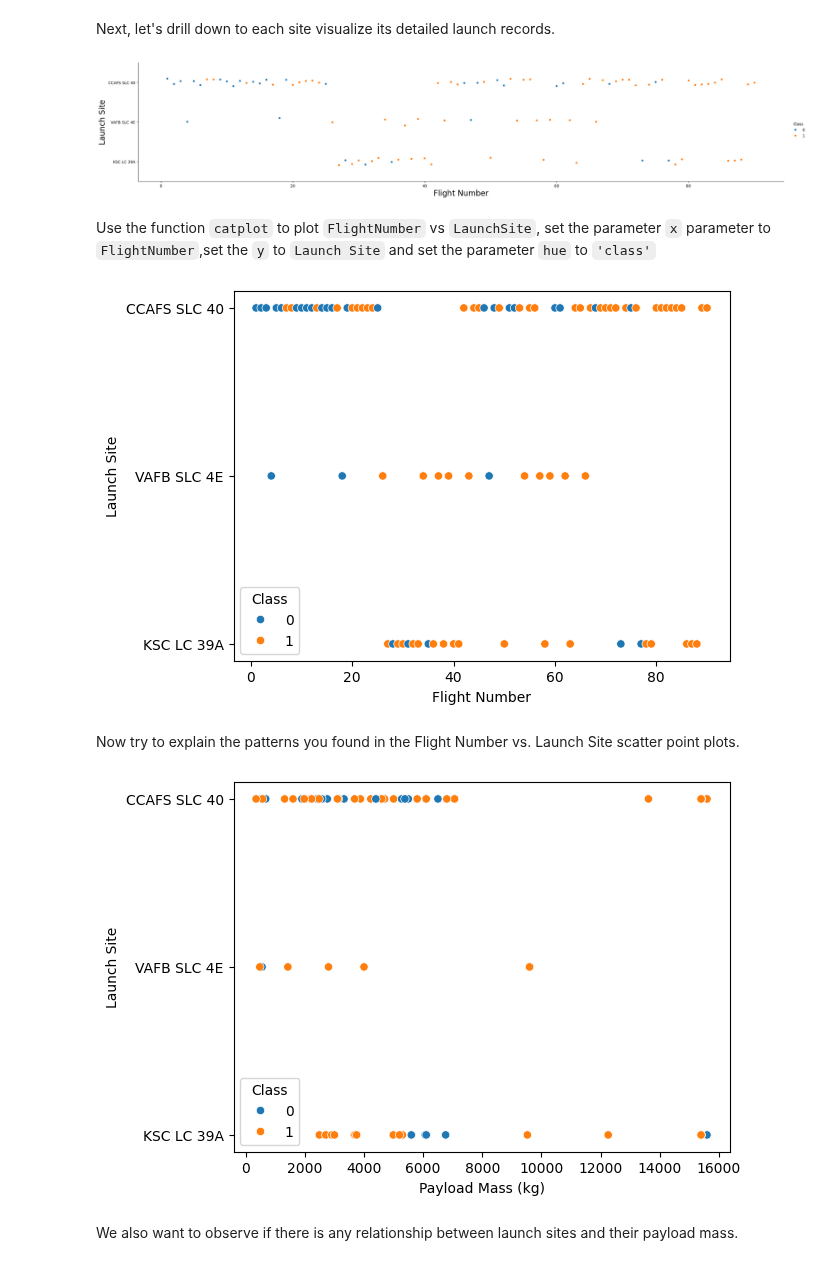
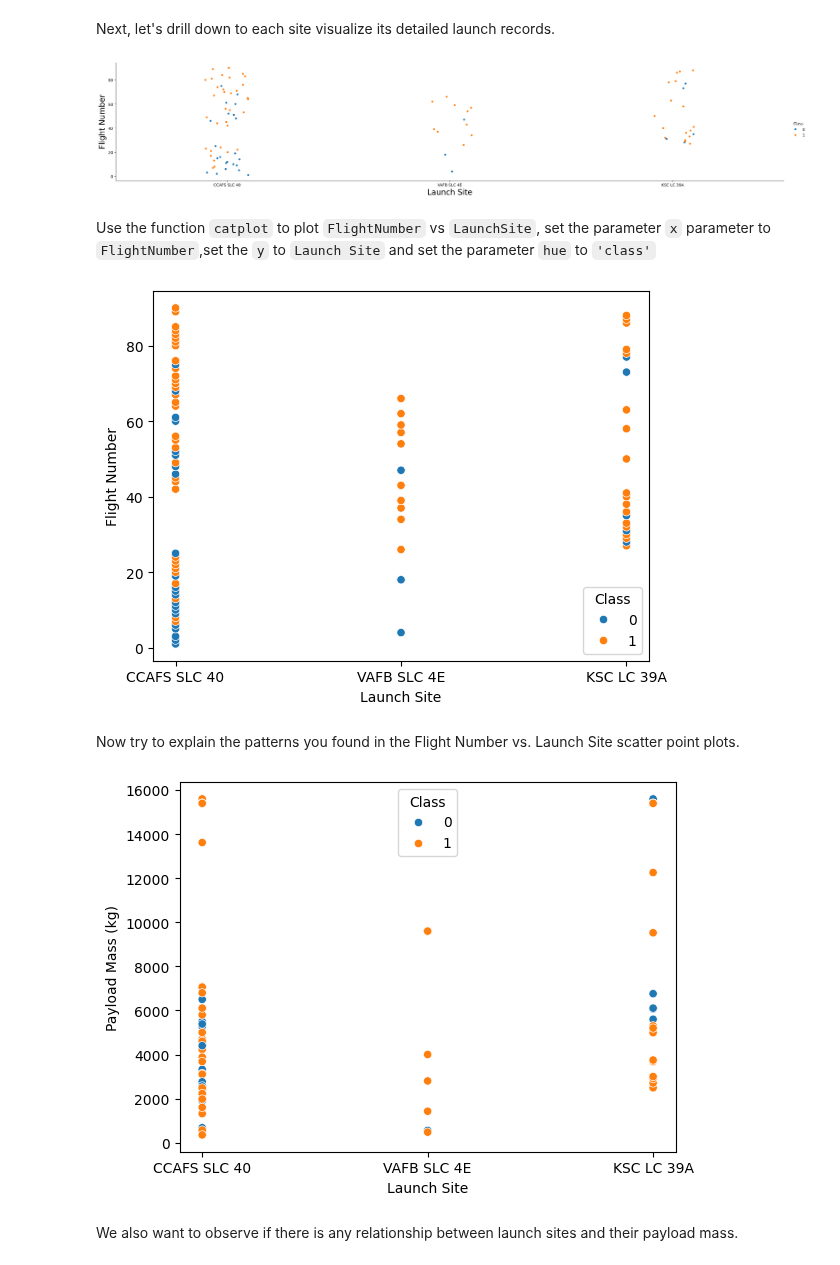
Before and after one commit to jlmaurora233/IBM_DS, a Jupyter notebook: jupyter-labs-eda-dataviz.ipynb.jupyterlite.ipynb, the cells around one changed output. Saved outputs shown, nothing was run; the diff lists cells and outputs as text; code cells hidden in the pictures.

Commit message:
week2 data vis

```diff
--- a/jupyter-labs-eda-dataviz.ipynb.jupyterlite.ipynb
+++ b/jupyter-labs-eda-dataviz.ipynb.jupyterlite.ipynb
@@ -86,32 +86,32 @@ We see that different launch sites have different success rates.  <code>CCAFS LC
 Next, let's drill down to each site visualize its detailed launch records.
 # %%
 ### TASK 1: Visualize the relationship between Flight Number and Launch Site
-sns.catplot(x="FlightNumber", y="LaunchSite", hue="Class", data=df, aspect = 5)
-plt.xlabel("Flight Number",fontsize=20)
-plt.ylabel("Launch Site",fontsize=20)
+sns.catplot(x="LaunchSite", y="FlightNumber", hue="Class", data=df, aspect = 5)
+plt.xlabel("Launch Site",fontsize=20)
+plt.ylabel("Flight Number",fontsize=20)
 plt.show()
 # %% [output]
-[figure, old version]
+[figure, new version]
 # %% [markdown]
 Use the function <code>catplot</code> to plot <code>FlightNumber</code> vs <code>LaunchSite</code>, set the  parameter <code>x</code>  parameter to <code>FlightNumber</code>,set the  <code>y</code> to <code>Launch Site</code> and set the parameter <code>hue</code> to <code>'class'</code>
 # %%
 # Plot a scatter point chart with x axis to be Flight Number and y axis to be the launch site, and hue to be the class value
-sns.scatterplot(data=df, x='FlightNumber', y='LaunchSite', hue='Class')
-plt.xlabel("Flight Number")
-plt.ylabel("Launch Site")
+sns.scatterplot(data=df, x='LaunchSite', y='FlightNumber', hue='Class')
+plt.xlabel("Launch Site")
+plt.ylabel("Flight Number")
 plt.show()
 # %% [output]
-[figure, old version]
+[figure, new version]
 # %% [markdown]
 Now try to explain the patterns you found in the Flight Number vs. Launch Site scatter point plots.
 # %%
 ### TASK 2: Visualize the relationship between Payload and Launch Site
-sns.scatterplot(data=df, x='PayloadMass', y='LaunchSite', hue='Class')
-plt.xlabel("Payload Mass (kg)")
-plt.ylabel("Launch Site")
+sns.scatterplot(data=df, x='LaunchSite', y='PayloadMass', hue='Class')
+plt.xlabel("Launch Site")
+plt.ylabel("Payload Mass (kg)")
 plt.show()
 # %% [output]
-[figure, old version]
+[figure, new version]
 # %% [markdown]
 We also want to observe if there is any relationship between launch sites and their payload mass.
 # %%
```
Also changed, not shown: parts of 2 cells of this notebook.
